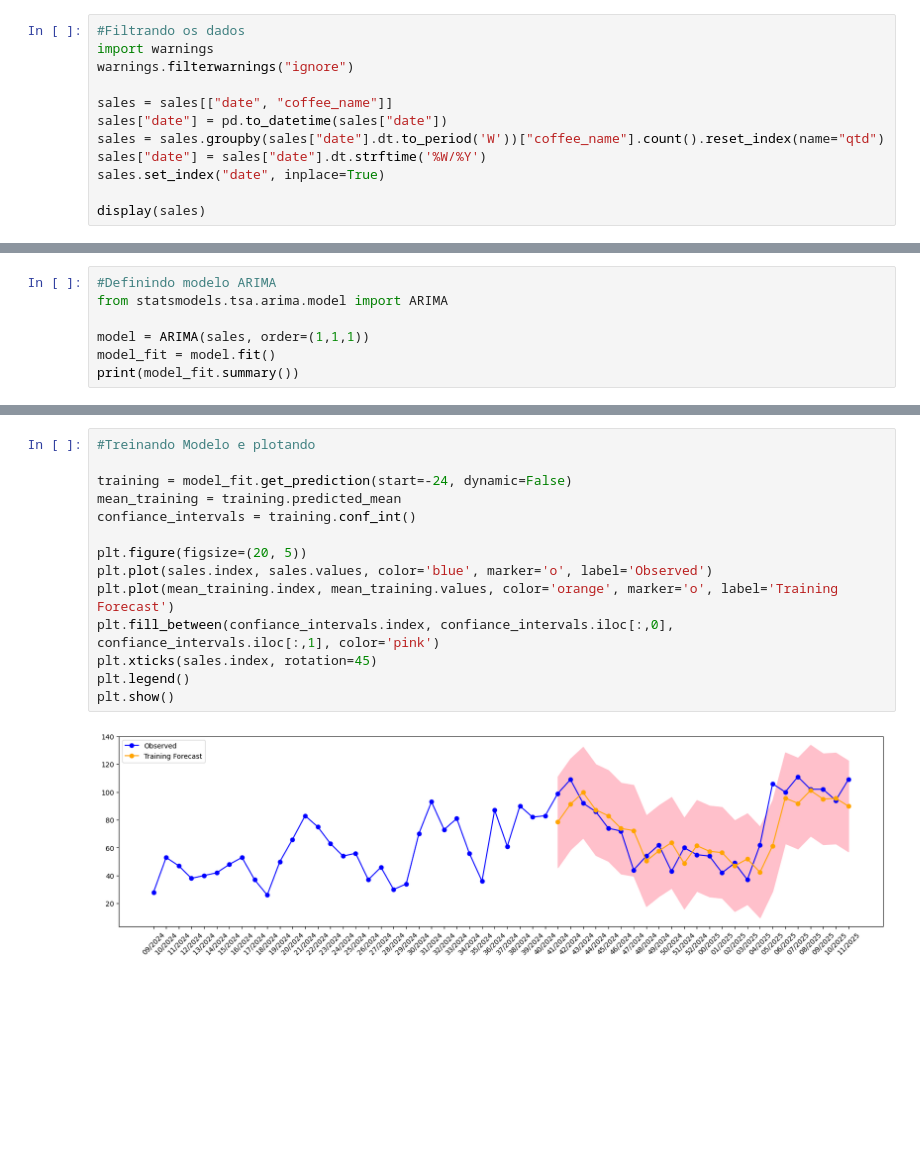
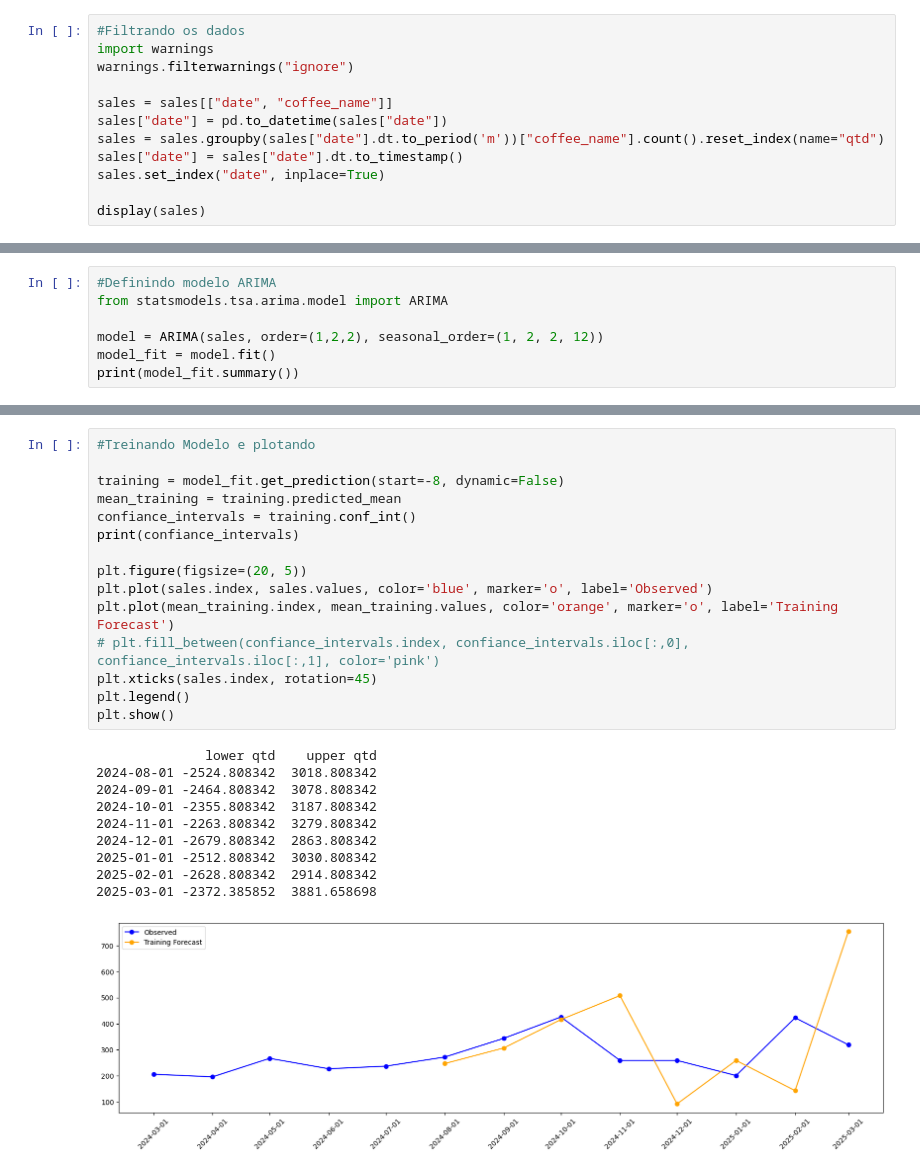
Before and after one commit to Massagli/sales_coffee_forecast, a Jupyter notebook: main.ipynb, the cells around one changed output, grey strips where cells are left out. Cells and saved outputs as stored; diff of their text form; blank space fills up the shorter version.

Commit message:
Get Prediction

```diff
--- a/main.ipynb
+++ b/main.ipynb
@@ -26,8 +26,8 @@ warnings.filterwarnings("ignore")
 
 sales = sales[["date", "coffee_name"]]
 sales["date"] = pd.to_datetime(sales["date"])
-sales = sales.groupby(sales["date"].dt.to_period('W'))["coffee_name"].count().reset_index(name="qtd")
-sales["date"] = sales["date"].dt.strftime('%W/%Y')
+sales = sales.groupby(sales["date"].dt.to_period('m'))["coffee_name"].count().reset_index(name="qtd")
+sales["date"] = sales["date"].dt.to_timestamp()
 sales.set_index("date", inplace=True)
 
 display(sales)
@@ -109,7 +102,7 @@ Name: qtd, dtype: float64
 #Definindo modelo ARIMA
 from statsmodels.tsa.arima.model import ARIMA
 
-model = ARIMA(sales, order=(1,1,1))
+model = ARIMA(sales, order=(1,2,2), seasonal_order=(1, 2, 2, 12))
 model_fit = model.fit()
 print(model_fit.summary())
 # %% [output]
@@ -133,16 +126,26 @@ Warnings:
 # %%
 #Treinando Modelo e plotando
 
-training = model_fit.get_prediction(start=-24, dynamic=False)
+training = model_fit.get_prediction(start=-8, dynamic=False)
 mean_training = training.predicted_mean
 confiance_intervals = training.conf_int()
+print(confiance_intervals)
 
 plt.figure(figsize=(20, 5))
 plt.plot(sales.index, sales.values, color='blue', marker='o', label='Observed')
 plt.plot(mean_training.index, mean_training.values, color='orange', marker='o', label='Training Forecast')
-plt.fill_between(confiance_intervals.index, confiance_intervals.iloc[:,0], confiance_intervals.iloc[:,1], color='pink')
+# plt.fill_between(confiance_intervals.index, confiance_intervals.iloc[:,0], confiance_intervals.iloc[:,1], color='pink')
 plt.xticks(sales.index, rotation=45)
 plt.legend()
 plt.show()
 # %% [output]
+              lower qtd    upper qtd
+2024-08-01 -2524.808342  3018.808342
+2024-09-01 -2464.808342  3078.808342
+2024-10-01 -2355.808342  3187.808342
+2024-11-01 -2263.808342  3279.808342
+2024-12-01 -2679.808342  2863.808342
+2025-01-01 -2512.808342  3030.808342
+2025-02-01 -2628.808342  2914.808342
+2025-03-01 -2372.385852  3881.658698
-[figure, old version]
+[figure, new version]
```
Also changed, not shown: parts of 6 cells of this notebook.
